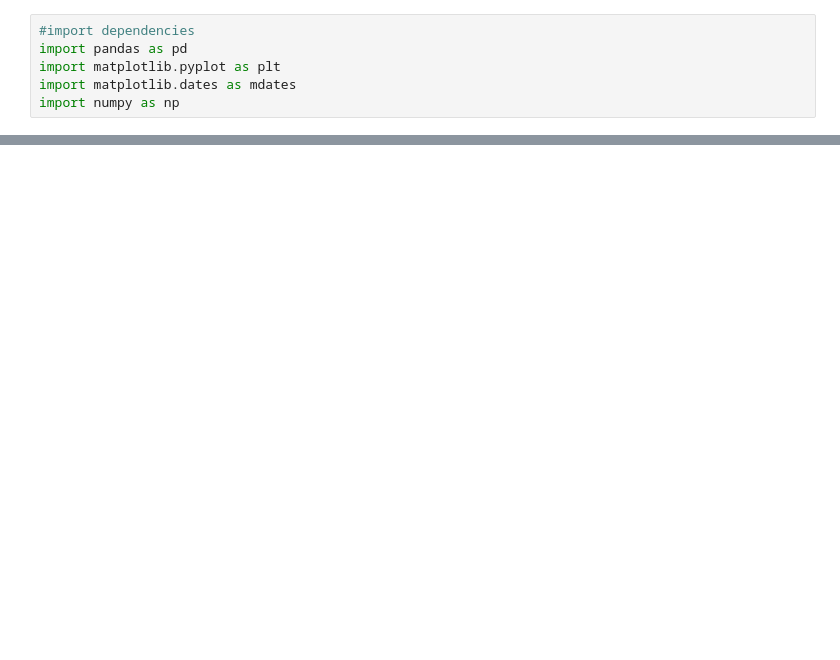
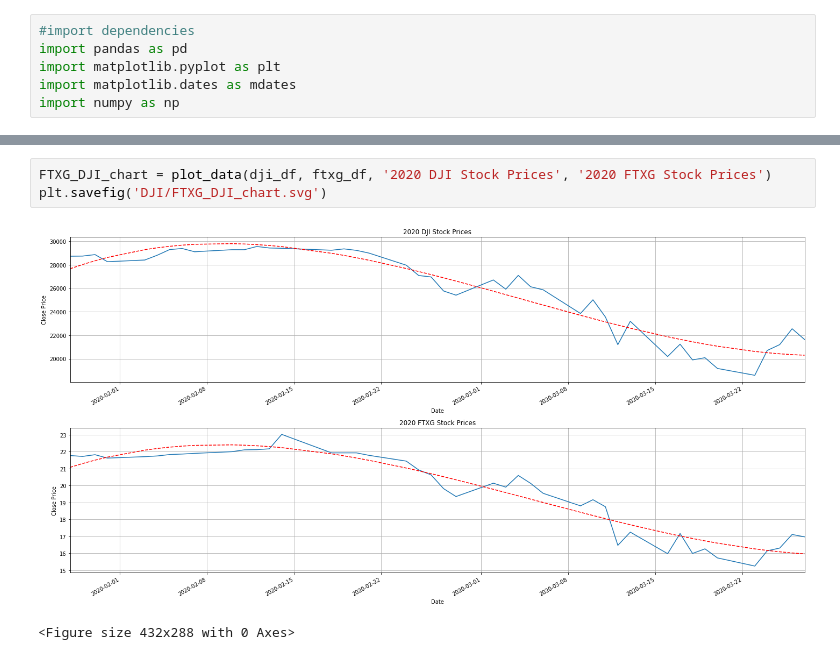
Before and after one commit to Sal-r/Corona-Virus-Vs-Stock-Market, a Jupyter notebook: DEV/SalR/Salr Data Visualization.ipynb, the cells around one changed output, grey strips where cells are left out. Drawn from its saved outputs; the diff is of its cells as text; blank space fills up the shorter version.

```diff
--- a/DEV/SalR/Salr Data Visualization.ipynb
+++ b/DEV/SalR/Salr Data Visualization.ipynb
@@ -79,0 +119,6 @@ CARZ_chart = plot_data(dji_df, carz_df, '2020 DJI Stock Prices', '2020 CARZ Stoc
+# %%
+FTXG_DJI_chart = plot_data(dji_df, ftxg_df, '2020 DJI Stock Prices', '2020 FTXG Stock Prices')
+plt.savefig('DJI/FTXG_DJI_chart.svg')
+# %% [output]
+[figure, added]
+<Figure size 432x288 with 0 Axes>
```
Also changed, not shown: parts of 17 cells of this notebook, 17 other files.
